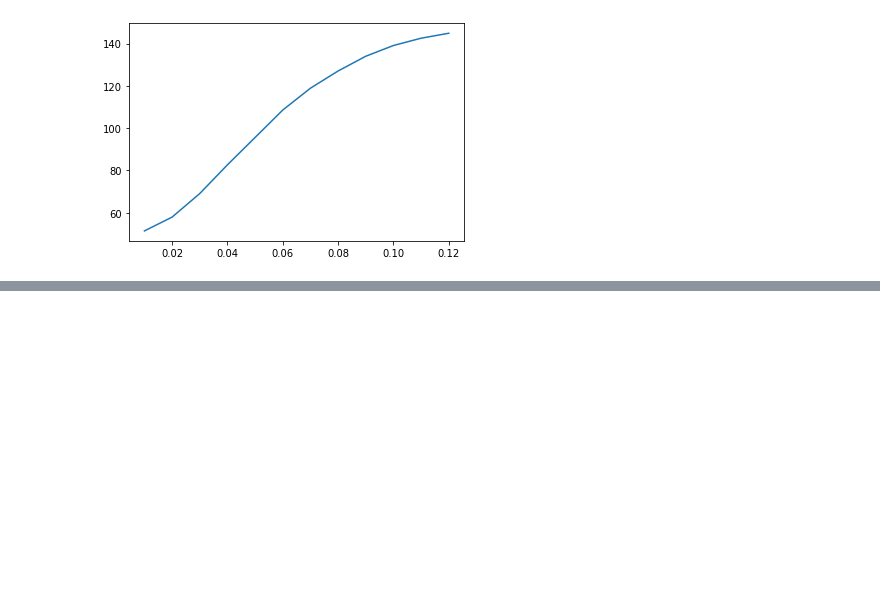
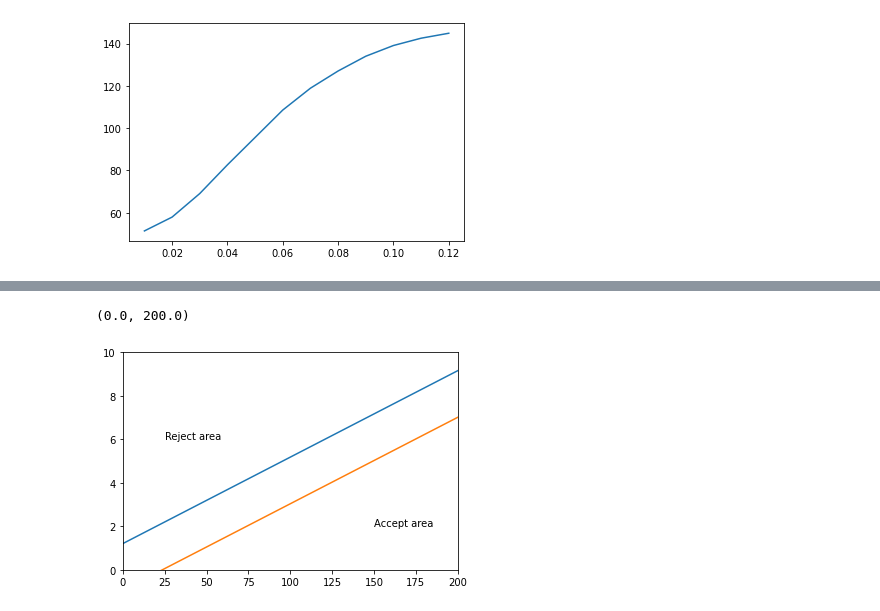
Before and after one commit to qhxxsb/AE-VAE-SOM, a Jupyter notebook: Sampling_Note.ipynb, the cells around one changed output, grey strips where cells are left out. Drawn from its saved outputs; the diff is of its cells as text; code cells hidden in the pictures; blank space fills up the shorter version.

```diff
--- a/Sampling_Note.ipynb
+++ b/Sampling_Note.ipynb
@@ -248,0 +269,35 @@ df
+# %%
+import math
+def k(p_1,p_2):
+    return math.log10((p_2*(1-p_1)/(p_1*(1-p_2))))
+def s(p_1,p_2):
+    k_value = k(p_1,p_2)
+    s = (1/k_value)*math.log10((1-p_1)/(1-p_2))
+    return s
+def x_a(alpha,beta,n,p_1,p_2):
+     k_value = k(p_1,p_2)
+     s_value = s(p_1,p_2)
+     x_a = (-(1/k_value)*math.log10((1-alpha)/beta) + s_value*n)
+     return x_a
+def x_r(alpha,beta,n,p_1,p_2):
+     k_value = k(p_1,p_2)
+     s_value = s(p_1,p_2)
+     x_r = ((1/k_value)*math.log10((1-beta)/alpha) + s_value*n)
+     return x_r
+x_r_list = []
+x_a_list = []
+sample_size_list = []
+
+for i in range (0,500,5):
+    sample_size_list.append(i)
+    x_r_list.append(x_r(0.05,0.1,i,0.01,0.1))
+    x_a_list.append(x_a(0.05,0.1,i,0.01,0.1))
+plt.plot(sample_size_list,x_r_list)
+plt.plot(sample_size_list,x_a_list)
+plt.text(25,6,"Reject area")
+plt.text(150,2,"Accept area")
+plt.ylim(0,10)
+plt.xlim(0,200)
+# %% [output]
+(0.0, 200.0)
+[figure, added]
```
Also changed, not shown: parts of 5 cells of this notebook.
